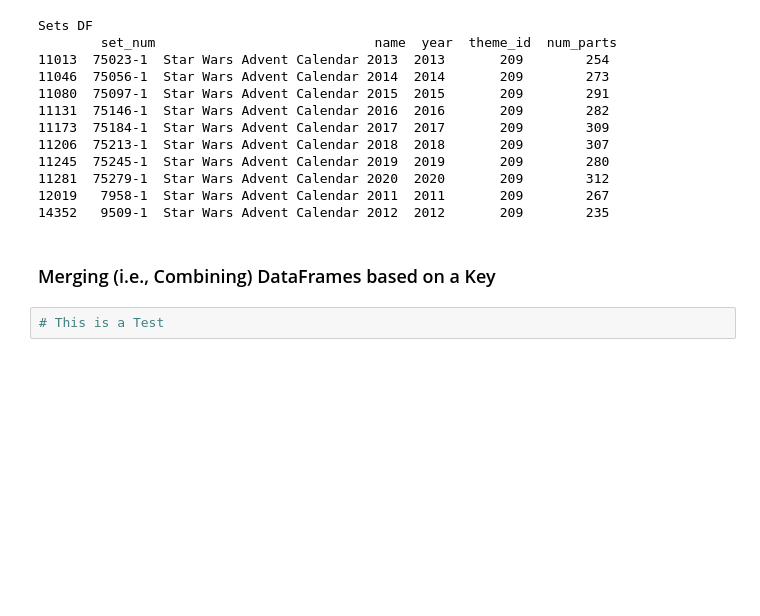
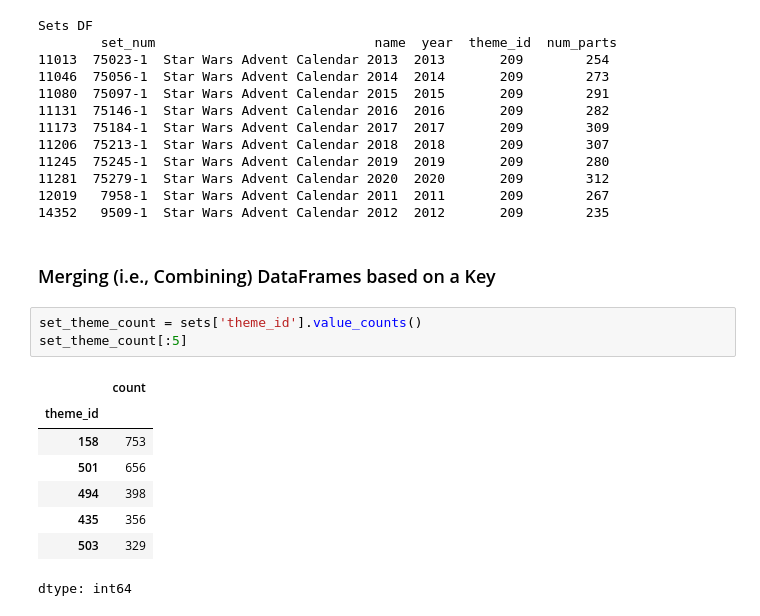
Before and after one commit to nipsalvin/Data-Science, a Jupyter notebook: LEGO Notebook and Data/Lego_Analysis_for_Course.ipynb, the cells around one changed output. Cells and saved outputs as stored; diff of their text form; blank space fills up the shorter version.

```diff
--- a/LEGO Notebook and Data/Lego_Analysis_for_Course.ipynb
+++ b/LEGO Notebook and Data/Lego_Analysis_for_Course.ipynb
@@ -425,5 +425,15 @@ Sets DF
 14352   9509-1  Star Wars Advent Calendar 2012  2012       209        235
 # %% [markdown]
 ### Merging (i.e., Combining) DataFrames based on a Key
-# %%
-# This is a Test
+# %%
+set_theme_count = sets['theme_id'].value_counts()
+set_theme_count[:5]
+# %% [output]
+|  | count |
+| theme_id |  |
+| 158 | 753 |
+| 501 | 656 |
+| 494 | 398 |
+| 435 | 356 |
+| 503 | 329 |
+dtype: int64
```
Also changed, not shown: parts of 4 cells of this notebook.
